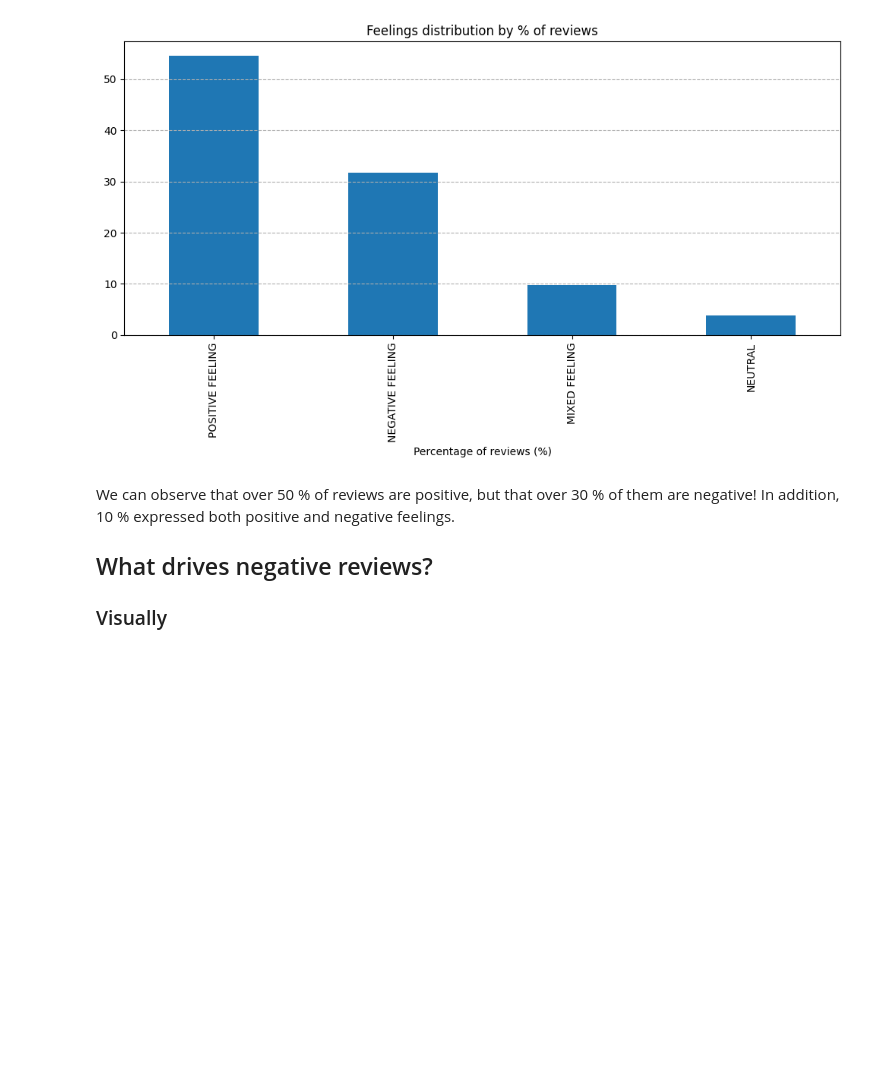
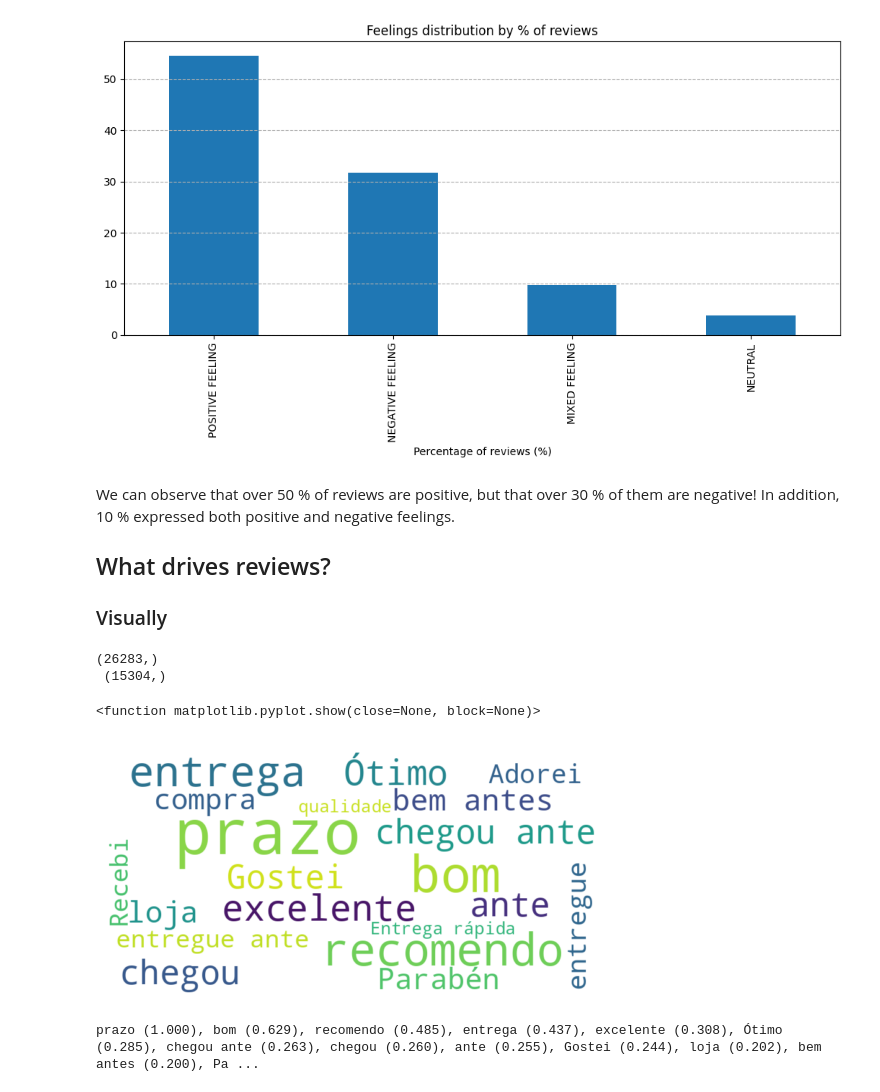
Before and after one commit to Romaric1209/Olist, a Jupyter notebook: Reviews Sentiment Analysis.ipynb, the cells around one changed output. Drawn from its saved outputs; the diff is of its cells as text; code cells hidden in the pictures; blank space fills up the shorter version.

Commit message:
WordCloud

```diff
--- a/Reviews Sentiment Analysis.ipynb
+++ b/Reviews Sentiment Analysis.ipynb
@@ -427,7 +400,41 @@ plt.show()
 [figure]
 # %% [markdown]
 We can observe that over 50 % of reviews are positive, but that over 30 % of them are negative! In addition, 10 % expressed both positive and negative feelings.
-## What drives negative reviews?
+## What drives reviews?
 ### Visually
 # %%
-## wordcloud
+pos_df = data[data['predicted_class']=='POSITIVE FEELING']['review_comment_message']
+neg_df = data[data['predicted_class']=='NEGATIVE FEELING']['review_comment_message']
+print(pos_df.shape,'\n',neg_df.shape)
+# %% [output]
+(26283,)
+ (15304,)
+# %%
+STOP_WORDS = set(stopwords.words('portuguese')) | {'produto', 'pois', 'produtos'}
+# %%
+# Combine all the text into one string
+text = ' '.join(pos_df.astype(str))
+
+# Create and generate a word cloud image:
+pos_wordcloud= WordCloud(width=800, height=400, max_font_size=100, min_font_size=10,
+                     background_color='white', max_words=20, stopwords=STOP_WORDS).generate(text)
+
+# Get word frequencies (dictionary: word -> frequency)
+pos_word_freq = pos_wordcloud.words_
+
+plt.imshow(pos_wordcloud, interpolation='bilinear')
+plt.axis('off')
+plt.margins(x=0,y=0)
+plt.show
+# %% [output]
+<function matplotlib.pyplot.show(close=None, block=None)>
+[figure, added]
+# %%
+# Sort words by frequency (as a string)
+pos_words_sorted = sorted(pos_word_freq.items(), key=lambda x: x[1], reverse=True)
+
+# Convert to string for display
+pos_word_string = ', '.join([f"{word} ({freq:.3f})" for word, freq in pos_words_sorted])
+print(pos_word_string)
+# %% [output]
+prazo (1.000), bom (0.629), recomendo (0.485), entrega (0.437), excelente (0.308), Ótimo (0.285), chegou ante (0.263), chegou (0.260), ante (0.255), Gostei (0.244), loja (0.202), bem antes (0.200), Pa ...
```
Also changed, not shown: parts of 9 cells of this notebook.
